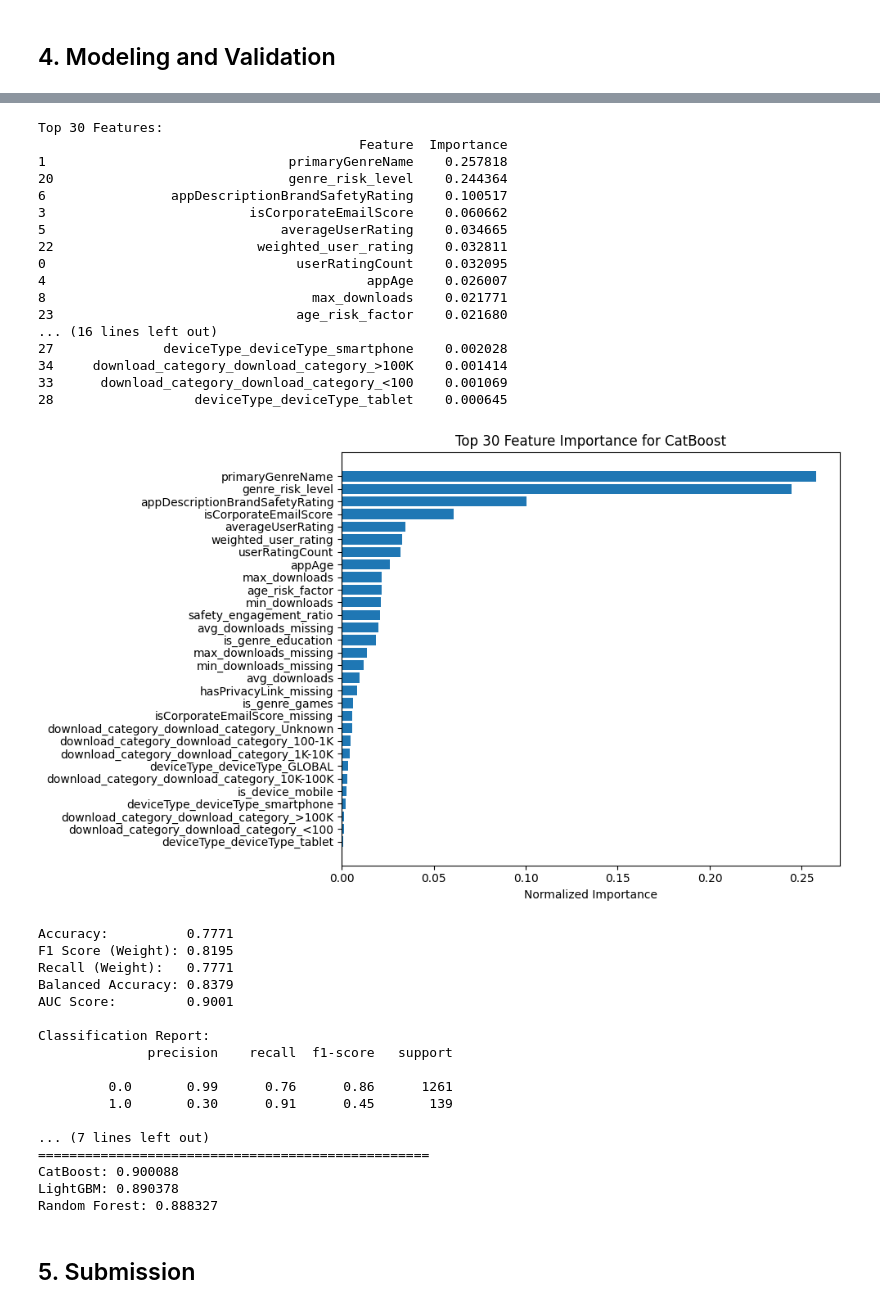
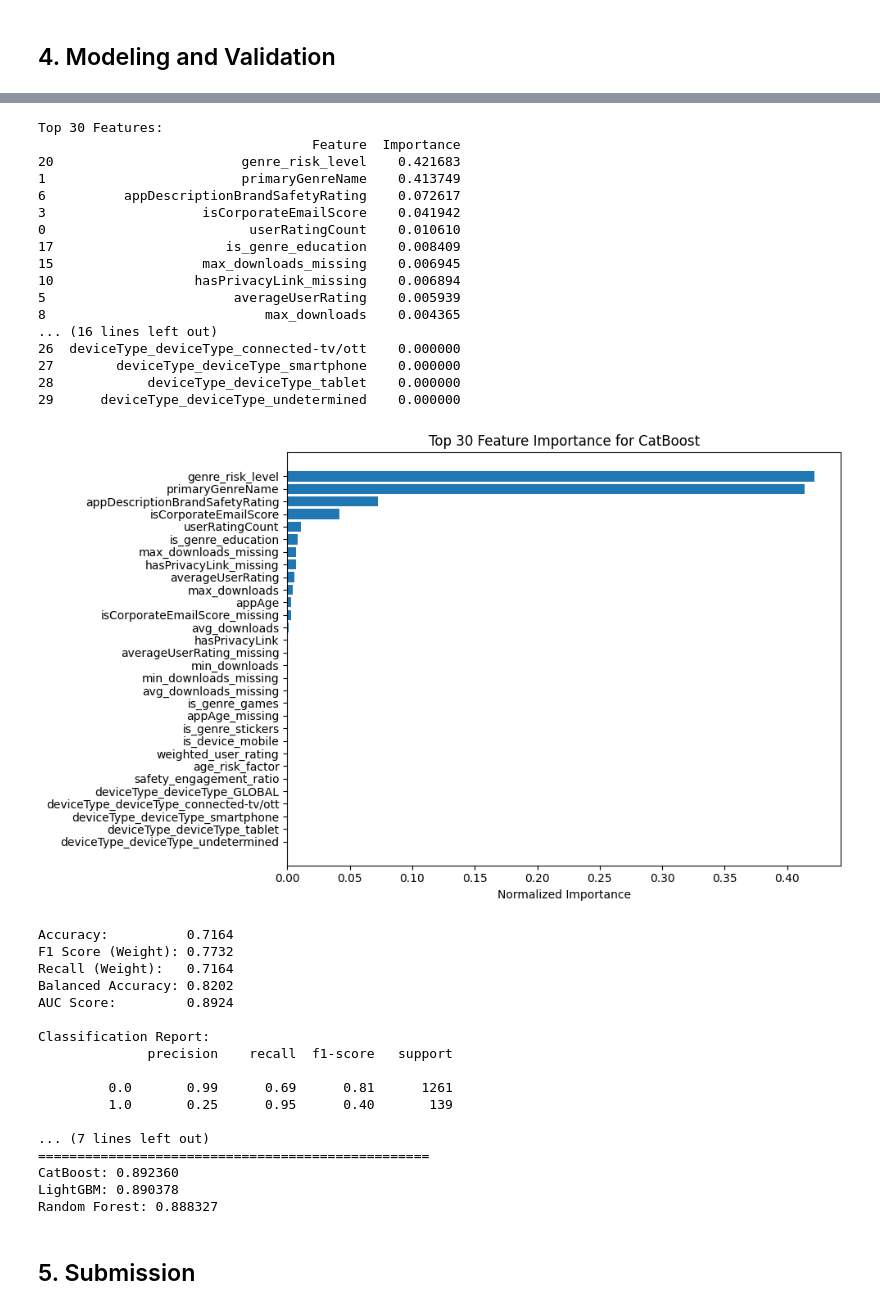
Before and after one commit to Reasondro/FindIT, a Jupyter notebook: Find_IT_Ale_New.ipynb, the cells around one changed output, grey strips where cells are left out. Saved outputs shown, nothing was run; the diff lists cells and outputs as text; code cells hidden in the pictures.

```diff
--- a/Find_IT_Ale_New.ipynb
+++ b/Find_IT_Ale_New.ipynb
@@ -1597,7 +1597,7 @@ cols_to_drop_based_on_eda = ['adSpent',"developerCountry", "countryCode", "mfaRa
                             #  "hasTermsOfServiceLink",
                             #  "hasTermsOfServiceLinkRating",
                             #  "hasPrivacyLink",
-                            #  "appContentBrandSafetyRating"
+                             "appContentBrandSafetyRating"
                              ]
 
 
@@ -2183,7 +2111,8 @@ def evaluate_model(model, X_train, y_train, X_val, y_val, model_name):
                     X_train, y_train,
                     eval_set=(X_val, y_val),
                     verbose=100,
-                    early_stopping_rounds=30
+                    # early_stopping_rounds=30
+                    early_stopping_rounds=60
                 )
                 evals_result = model.get_evals_result()
         else:
@@ -2317,8 +2246,10 @@ models = {
     ),
 
     "CatBoost": CatBoostClassifier(
-        iterations=200,
-        learning_rate=0.05,
+        # iterations=200,
+        iterations=1000,
+        # learning_rate=0.05,
+        learning_rate=0.025,
         depth=7,
         # l2_leaf_reg=3,
         l2_leaf_reg=6,
@@ -2423,36 +2354,36 @@ Shrink model to first 85 iterations.
 Top 30 Features:
-                                         Feature  Importance
-1                               primaryGenreName    0.257818
-20                              genre_risk_level    0.244364
-6                appDescriptionBrandSafetyRating    0.100517
-3                          isCorporateEmailScore    0.060662
-5                              averageUserRating    0.034665
-22                          weighted_user_rating    0.032811
-0                                userRatingCount    0.032095
-4                                         appAge    0.026007
-8                                  max_downloads    0.021771
-23                               age_risk_factor    0.021680
+                                   Feature  Importance
+20                        genre_risk_level    0.421683
+1                         primaryGenreName    0.413749
+6          appDescriptionBrandSafetyRating    0.072617
+3                    isCorporateEmailScore    0.041942
+0                          userRatingCount    0.010610
+17                      is_genre_education    0.008409
+15                   max_downloads_missing    0.006945
+10                  hasPrivacyLink_missing    0.006894
+5                        averageUserRating    0.005939
+8                            max_downloads    0.004365
 ... (16 lines left out)
-27              deviceType_deviceType_smartphone    0.002028
-34     download_category_download_category_>100K    0.001414
-33      download_category_download_category_<100    0.001069
-28                  deviceType_deviceType_tablet    0.000645
+26  deviceType_deviceType_connected-tv/ott    0.000000
+27        deviceType_deviceType_smartphone    0.000000
+28            deviceType_deviceType_tablet    0.000000
+29      deviceType_deviceType_undetermined    0.000000
-[figure, old version]
+[figure, new version]
-Accuracy:          0.7771
-F1 Score (Weight): 0.8195
-Recall (Weight):   0.7771
-Balanced Accuracy: 0.8379
-AUC Score:         0.9001
+Accuracy:          0.7164
+F1 Score (Weight): 0.7732
+Recall (Weight):   0.7164
+Balanced Accuracy: 0.8202
+AUC Score:         0.8924
 
 Classification Report:
               precision    recall  f1-score   support
 
-         0.0       0.99      0.76      0.86      1261
-         1.0       0.30      0.91      0.45       139
+         0.0       0.99      0.69      0.81      1261
+         1.0       0.25      0.95      0.40       139
 
 ... (7 lines left out)
 ==================================================
-CatBoost: 0.900088
+CatBoost: 0.892360
 LightGBM: 0.890378
 Random Forest: 0.888327
 # %%
```
Also changed, not shown: parts of 3 cells of this notebook.
